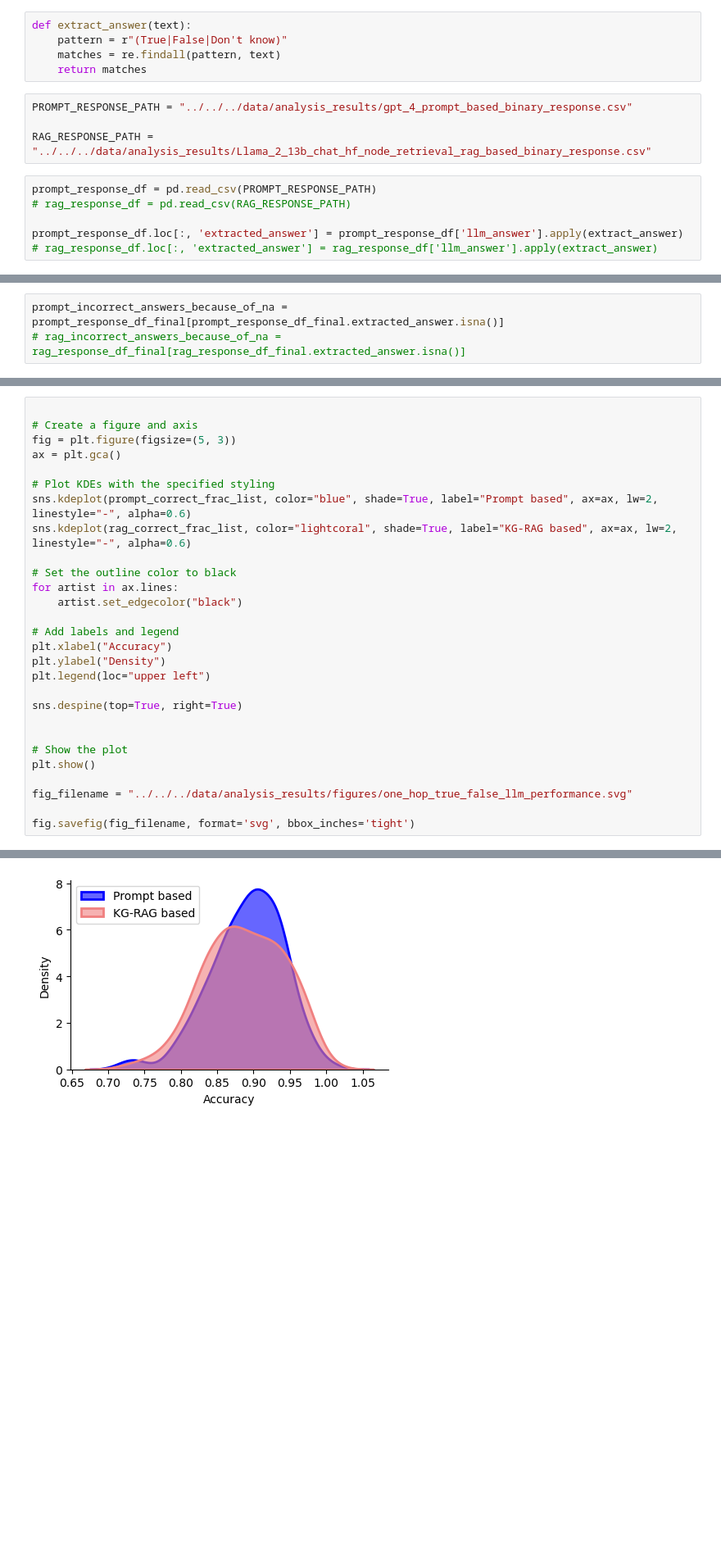
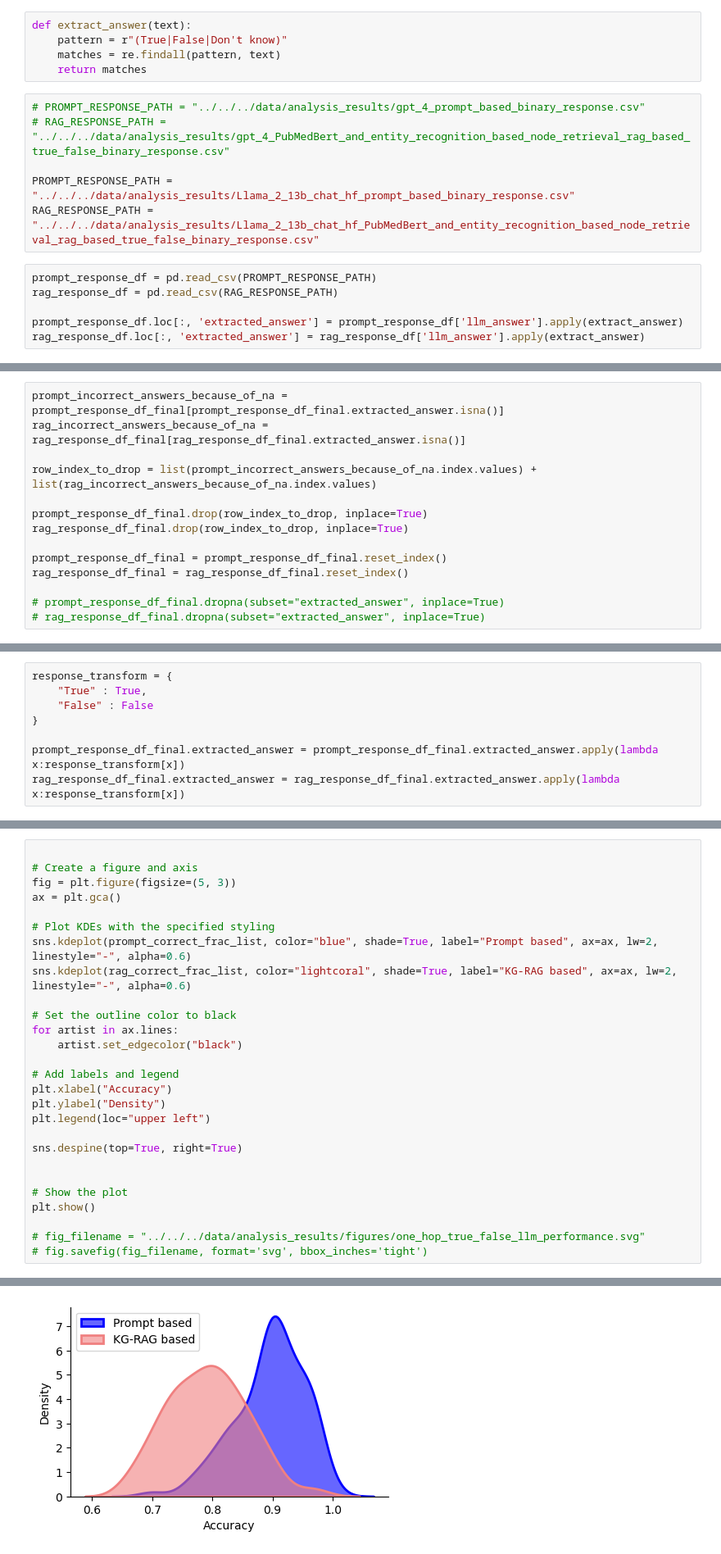
Before and after one commit to BaranziniLab/KG_RAG, a Jupyter notebook: codes/llm_notebooks/analysis/test_questions_binary_response_comparative_analysys_llama.ipynb, the cells around one changed output, grey strips where cells are left out. Shown: that part at 82% size. Cells and saved outputs as stored; diff of their text form; blank space fills up the shorter version.

```diff
--- a/codes/llm_notebooks/analysis/test_questions_binary_response_comparative_analysys_llama.ipynb
+++ b/codes/llm_notebooks/analysis/test_questions_binary_response_comparative_analysys_llama.ipynb
@@ -14,12 +14,14 @@ def extract_answer(text):
     matches = re.findall(pattern, text)
     return matches
 # %%
-PROMPT_RESPONSE_PATH = "../../../data/analysis_results/gpt_4_prompt_based_binary_response.csv"
+# PROMPT_RESPONSE_PATH = "../../../data/analysis_results/gpt_4_prompt_based_binary_response.csv"
+# RAG_RESPONSE_PATH = "../../../data/analysis_results/gpt_4_PubMedBert_and_entity_recognition_based_node_retrieval_rag_based_true_false_binary_response.csv"
 
-RAG_RESPONSE_PATH = "../../../data/analysis_results/Llama_2_13b_chat_hf_node_retrieval_rag_based_binary_response.csv"
+PROMPT_RESPONSE_PATH = "../../../data/analysis_results/Llama_2_13b_chat_hf_prompt_based_binary_response.csv"
+RAG_RESPONSE_PATH = "../../../data/analysis_results/Llama_2_13b_chat_hf_PubMedBert_and_entity_recognition_based_node_retrieval_rag_based_true_false_binary_response.csv"
 # %%
 prompt_response_df = pd.read_csv(PROMPT_RESPONSE_PATH)
-# rag_response_df = pd.read_csv(RAG_RESPONSE_PATH)
+rag_response_df = pd.read_csv(RAG_RESPONSE_PATH)
 
 prompt_response_df.loc[:, 'extracted_answer'] = prompt_response_df['llm_answer'].apply(extract_answer)
-# rag_response_df.loc[:, 'extracted_answer'] = rag_response_df['llm_answer'].apply(extract_answer)
+rag_response_df.loc[:, 'extracted_answer'] = rag_response_df['llm_answer'].apply(extract_answer)
@@ -71,3 +73,14 @@ prompt_response_df_final = prompt_response_df_final.explode("extracted_answer")
 # %%
 prompt_incorrect_answers_because_of_na = prompt_response_df_final[prompt_response_df_final.extracted_answer.isna()]
-# rag_incorrect_answers_because_of_na = rag_response_df_final[rag_response_df_final.extracted_answer.isna()]
+rag_incorrect_answers_because_of_na = rag_response_df_final[rag_response_df_final.extracted_answer.isna()]
+
+row_index_to_drop = list(prompt_incorrect_answers_because_of_na.index.values) + list(rag_incorrect_answers_because_of_na.index.values)
+
+prompt_response_df_final.drop(row_index_to_drop, inplace=True)
+rag_response_df_final.drop(row_index_to_drop, inplace=True)
+
+prompt_response_df_final = prompt_response_df_final.reset_index()
+rag_response_df_final = rag_response_df_final.reset_index()
+
+# prompt_response_df_final.dropna(subset="extracted_answer", inplace=True)
+# rag_response_df_final.dropna(subset="extracted_answer", inplace=True)
@@ -86,3 +87,11 @@ prompt_response_df_final[prompt_response_df_final.label == prompt_response_df_fi
+# %%
+response_transform = {
+    "True" : True,
+    "False" : False
+}
+
+prompt_response_df_final.extracted_answer = prompt_response_df_final.extracted_answer.apply(lambda x:response_transform[x])
+rag_response_df_final.extracted_answer = rag_response_df_final.extracted_answer.apply(lambda x:response_transform[x])
 # %%
 def evaluate(df):
     correct = df[df.label == df.extracted_answer]
@@ -113,35 +154,34 @@ ax = plt.gca()
 
 # Plot KDEs with the specified styling
 sns.kdeplot(prompt_correct_frac_list, color="blue", shade=True, label="Prompt based", ax=ax, lw=2, linestyle="-", alpha=0.6)
 sns.kdeplot(rag_correct_frac_list, color="lightcoral", shade=True, label="KG-RAG based", ax=ax, lw=2, linestyle="-", alpha=0.6)
 
 # Set the outline color to black
 for artist in ax.lines:
     artist.set_edgecolor("black")
 
 # Add labels and legend
 plt.xlabel("Accuracy")
 plt.ylabel("Density")
 plt.legend(loc="upper left")
 
 sns.despine(top=True, right=True)
 
 
 # Show the plot
 plt.show()
 
-fig_filename = "../../../data/analysis_results/figures/one_hop_true_false_llm_performance.svg"
-
-fig.savefig(fig_filename, format='svg', bbox_inches='tight')
+# fig_filename = "../../../data/analysis_results/figures/one_hop_true_false_llm_performance.svg"
+# fig.savefig(fig_filename, format='svg', bbox_inches='tight')
 # %% [output]
 `shade` is now deprecated in favor of `fill`; setting `fill=True`.
 This will become an error in seaborn v0.14.0; please update your code.
 
   sns.kdeplot(prompt_correct_frac_list, color="blue", shade=True, label="Prompt based", ax=ax, lw=2, linestyle="-", alpha=0.6)
 
 `shade` is now deprecated in favor of `fill`; setting `fill=True`.
 This will become an error in seaborn v0.14.0; please update your code.
 
   sns.kdeplot(rag_correct_frac_list, color="lightcoral", shade=True, label="KG-RAG based", ax=ax, lw=2, linestyle="-", alpha=0.6)
-[figure, old version]
+[figure, new version]
 # %%
```
Also changed, not shown: parts of 8 cells of this notebook, 2 other files.
